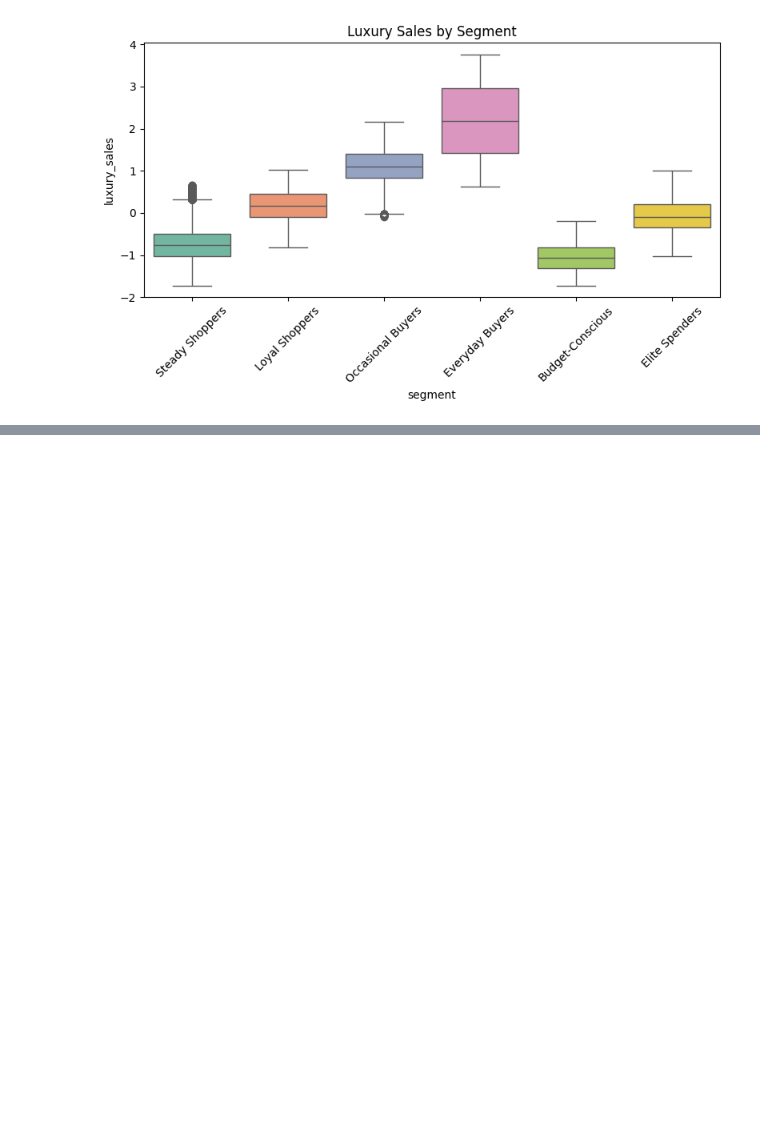
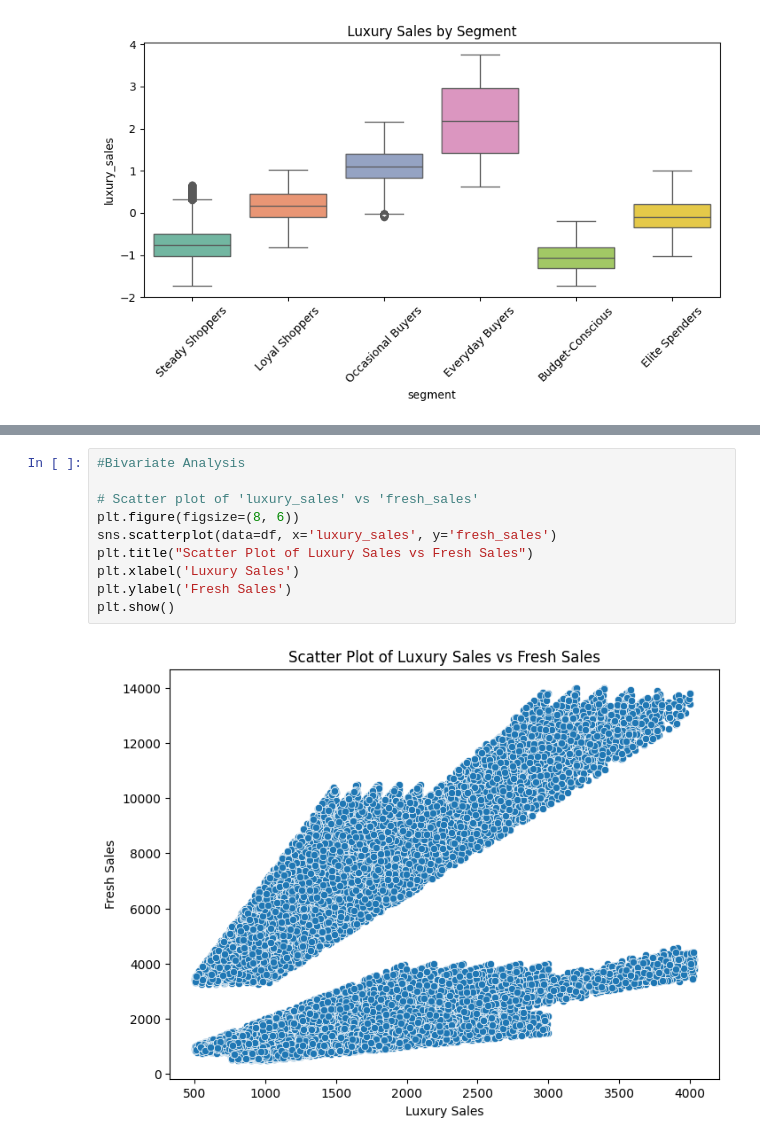
Before and after one commit to DATASCIENCE-PROJECT-GROUP/DATASCIENCE---CW, a Jupyter notebook: PREPEOCESSING_AND_EDA.ipynb, the cells around one changed output, grey strips where cells are left out. Cells and saved outputs as stored; diff of their text form; blank space fills up the shorter version.

```diff
--- a/PREPEOCESSING_AND_EDA.ipynb
+++ b/PREPEOCESSING_AND_EDA.ipynb
@@ -651,0 +940,12 @@ Passing `palette` without assigning `hue` is deprecated and will be removed in v
+# %%
+#Bivariate Analysis
+
+# Scatter plot of 'luxury_sales' vs 'fresh_sales'
+plt.figure(figsize=(8, 6))
+sns.scatterplot(data=df, x='luxury_sales', y='fresh_sales')
+plt.title("Scatter Plot of Luxury Sales vs Fresh Sales")
+plt.xlabel('Luxury Sales')
+plt.ylabel('Fresh Sales')
+plt.show()
+# %% [output]
+[figure, added]
```
Also changed, not shown: parts of 28 cells of this notebook.
